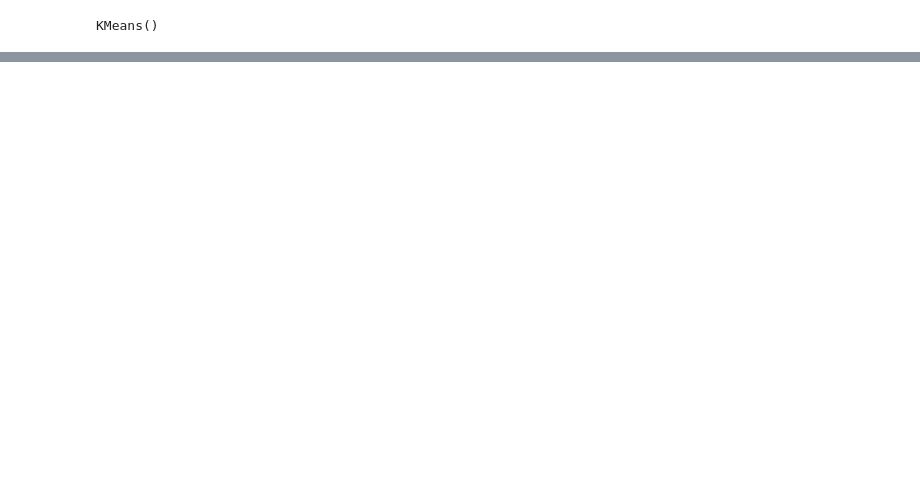
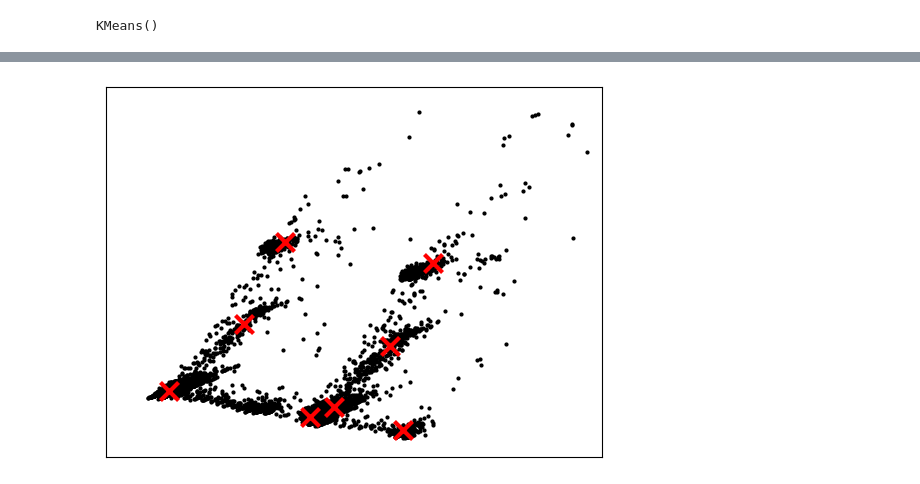
Before and after one commit to Filip3Owl/unsupervised-energy-clustering, a Jupyter notebook: notebook/energy-consumption.ipynb, the cells around one changed output, grey strips where cells are left out. Saved outputs shown, nothing was run; the diff lists cells and outputs as text; code cells hidden in the pictures; blank space fills up the shorter version.

Commit message:
feat: PCA Cluster Plot

```diff
--- a/notebook/energy-consumption.ipynb
+++ b/notebook/energy-consumption.ipynb
@@ -259,0 +260,25 @@ plt.imshow(
+# %%
+# Plot the PCA-reduced data points as small black dots
+plt.plot(pca[:, 0], pca[:, 1], 'k.', markersize=4)
+
+# Get the coordinates of the cluster centers from the model
+centroids = first_model.cluster_centers_
+
+# Get the model's inertia (total distance from points to their cluster centers)
+inert = first_model.inertia_
+
+# Plot the cluster centers as big red Xs
+plt.scatter(centroids[:, 0], centroids[:, 1], marker='x', s=169, linewidths=3, color='r', zorder=8)
+
+# Set the visible range for the x-axis and y-axis
+plt.xlim(x_min, x_max)
+plt.ylim(x_min, y_max)
+
+# Remove tick labels from the axes for a cleaner look
+plt.xticks(())
+plt.yticks(())
+
+# Display the final plot
+plt.show()
+# %% [output]
+[figure, added]
```
Also changed, not shown: parts of 3 cells of this notebook.
